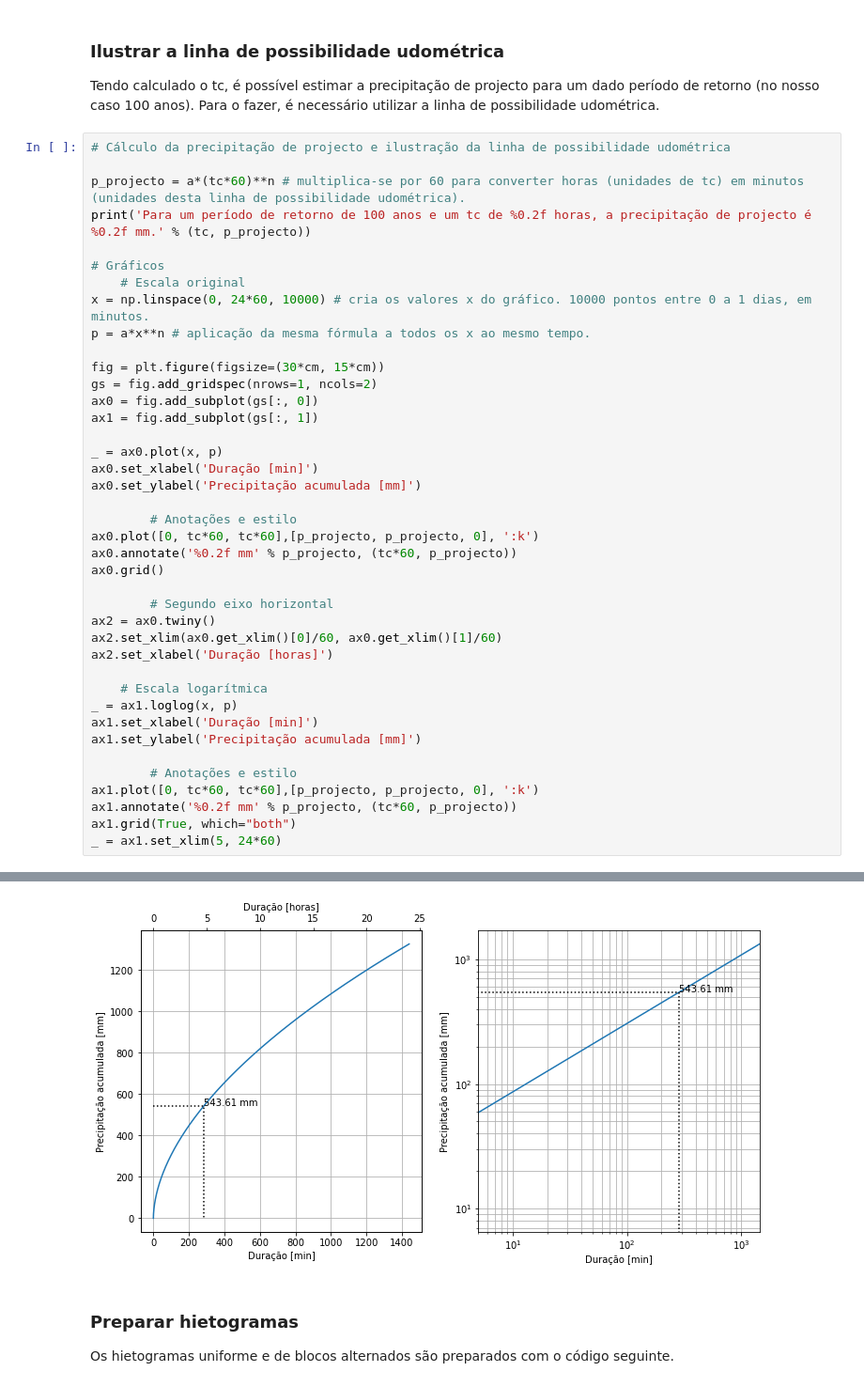
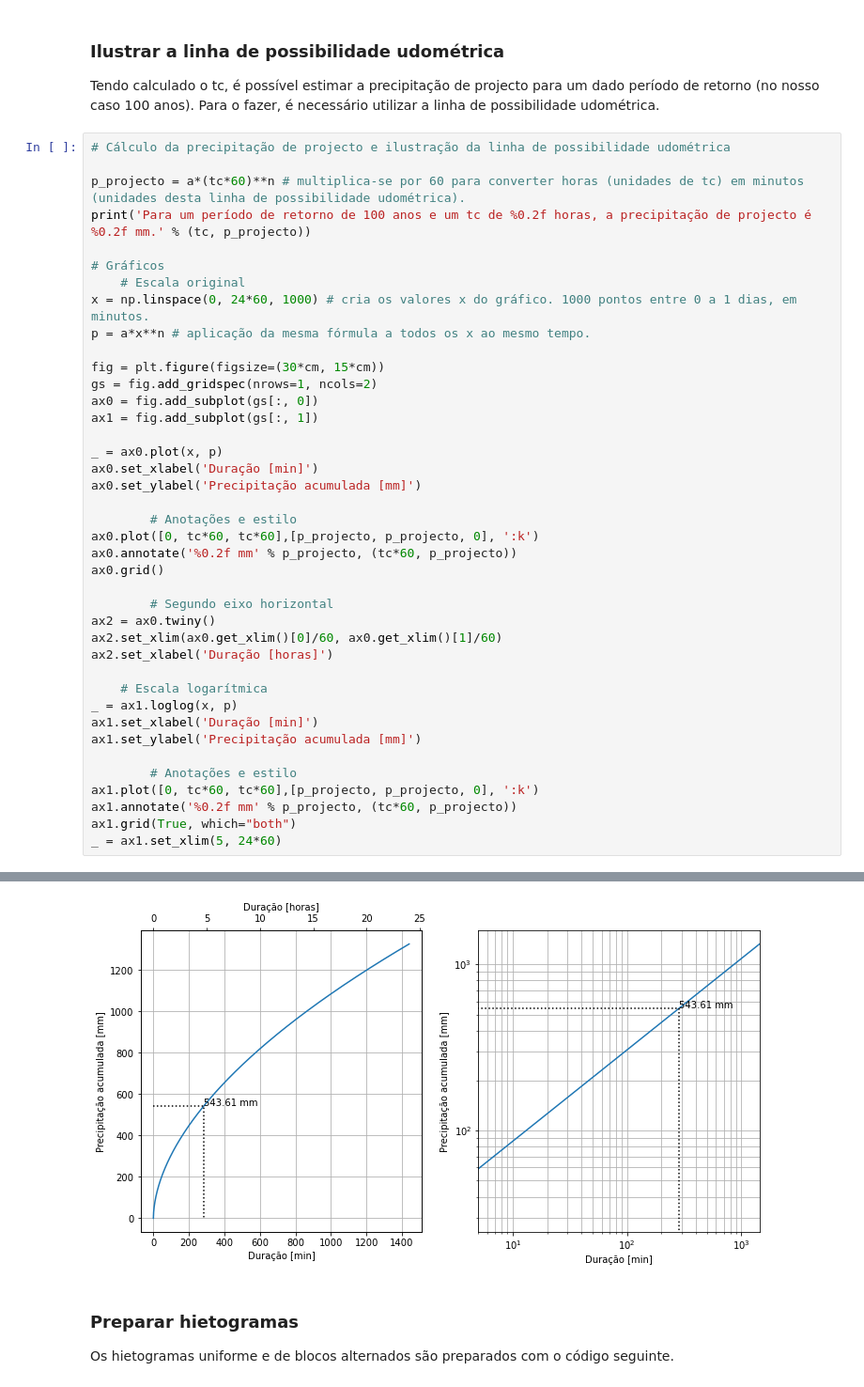
Before and after one commit to JosePedroMatos/HRH, a Jupyter notebook: P6.ipynb, the cells around one changed output, grey strips where cells are left out. Shown: that part at 94% size. Saved outputs shown, nothing was run; the diff lists cells and outputs as text.

```diff
--- a/P6.ipynb
+++ b/P6.ipynb
@@ -162,41 +165,41 @@ print('Para um período de retorno de 100 anos e um tc de %0.2f horas, a precipi
 
 # Gráficos
     # Escala original
-x = np.linspace(0, 24*60, 10000) # cria os valores x do gráfico. 10000 pontos entre 0 a 1 dias, em minutos.
+x = np.linspace(0, 24*60, 1000) # cria os valores x do gráfico. 1000 pontos entre 0 a 1 dias, em minutos.
 p = a*x**n # aplicação da mesma fórmula a todos os x ao mesmo tempo.
 
 fig = plt.figure(figsize=(30*cm, 15*cm))
 gs = fig.add_gridspec(nrows=1, ncols=2)
 ax0 = fig.add_subplot(gs[:, 0])
 ax1 = fig.add_subplot(gs[:, 1])
 
 _ = ax0.plot(x, p)
 ax0.set_xlabel('Duração [min]')
 ax0.set_ylabel('Precipitação acumulada [mm]')
 
         # Anotações e estilo
 ax0.plot([0, tc*60, tc*60],[p_projecto, p_projecto, 0], ':k')
 ax0.annotate('%0.2f mm' % p_projecto, (tc*60, p_projecto))
 ax0.grid()
 
         # Segundo eixo horizontal
 ax2 = ax0.twiny()
 ax2.set_xlim(ax0.get_xlim()[0]/60, ax0.get_xlim()[1]/60)
 ax2.set_xlabel('Duração [horas]')
 
     # Escala logarítmica
 _ = ax1.loglog(x, p)
 ax1.set_xlabel('Duração [min]')
 ax1.set_ylabel('Precipitação acumulada [mm]')
 
         # Anotações e estilo
 ax1.plot([0, tc*60, tc*60],[p_projecto, p_projecto, 0], ':k')
 ax1.annotate('%0.2f mm' % p_projecto, (tc*60, p_projecto))
 ax1.grid(True, which="both")
 _ = ax1.set_xlim(5, 24*60)
 # %% [output]
 Para um período de retorno de 100 anos e um tc de 4.74 horas, a precipitação de projecto é 543.61 mm.
-[figure, old version]
+[figure, new version]
 # %% [markdown]
 ### Preparar hietogramas
 Os hietogramas uniforme e de blocos alternados são preparados com o código seguinte.
```
Also changed, not shown: parts of 14 cells of this notebook, 9 other files.
